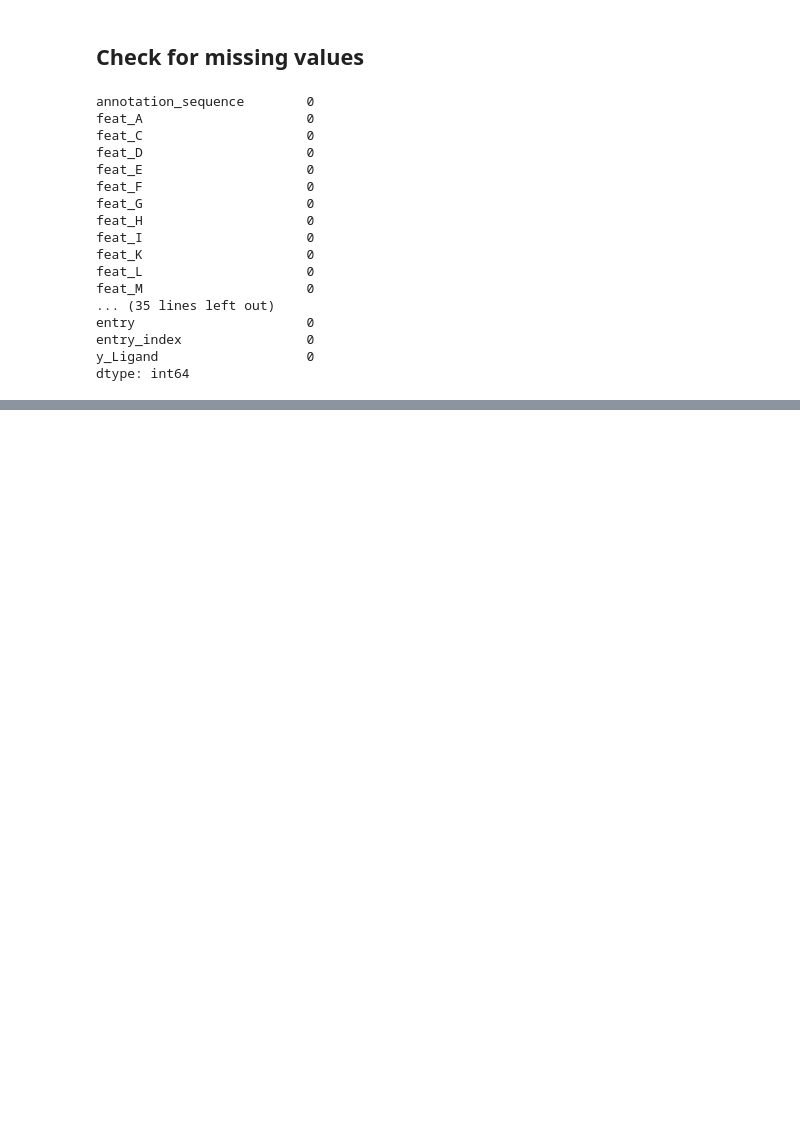
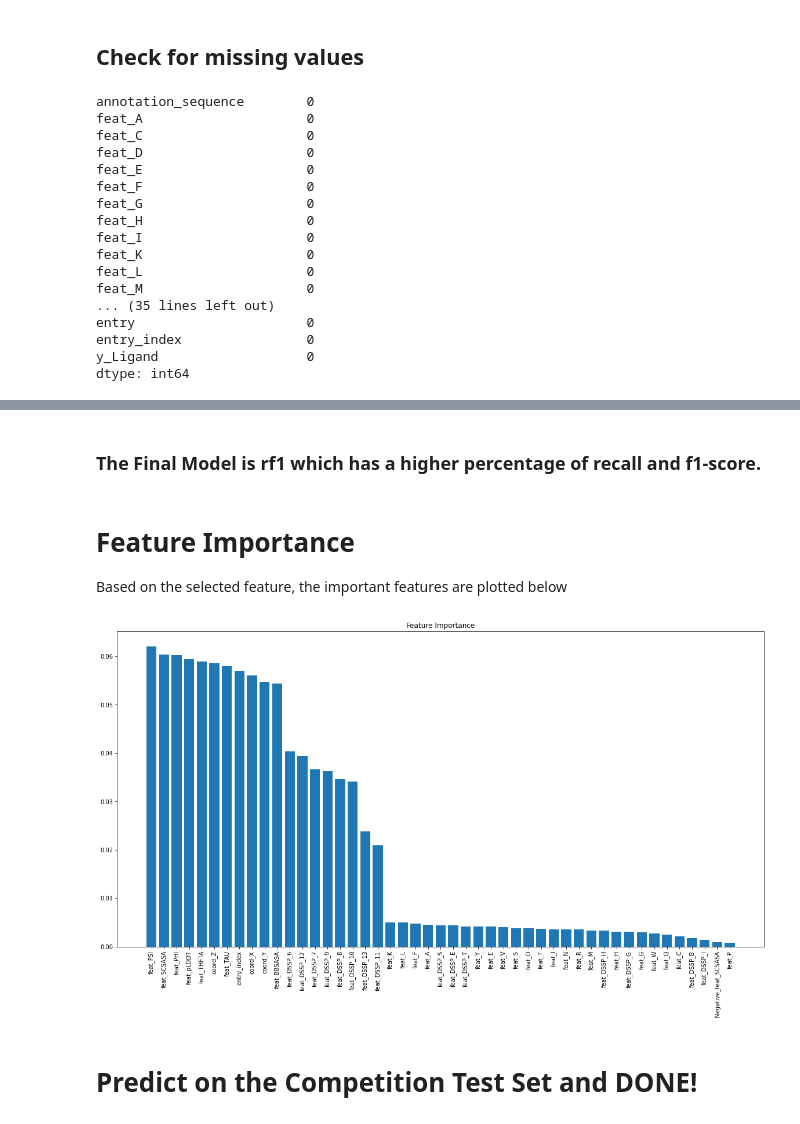
Before and after one commit to Peter-Hou/Predicting-Drug-Binding-Sites-in-Human-Proteins, a Jupyter notebook: model building/Predicting_Drug_Binding_Sites_in_Human_Proteins.ipynb, the cells around one changed output, grey strips where cells are left out. Cells and saved outputs as stored; diff of their text form; code cells hidden in the pictures; blank space fills up the shorter version.

```diff
--- a/model building/Predicting_Drug_Binding_Sites_in_Human_Proteins.ipynb
+++ b/model building/Predicting_Drug_Binding_Sites_in_Human_Proteins.ipynb
@@ -526,0 +905,6 @@ Build Pipeline
+# %%
+sgbr = GradientBoostingClassifier(max_depth=4,
+            subsample=0.9,
+            max_features=0.75,
+            n_estimators=200,
+            random_state=2)
@@ -526,0 +1574,7 @@ Build Pipeline
+# %%
+# Instantiate rf
+rf1 = RandomForestClassifier(n_estimators=200,
+            random_state=2, n_jobs = -1)
+
+# Fit rf to the training set
+rf1.fit(X_train, y_train)
@@ -526,0 +1604,7 @@ Build Pipeline
+# %%
+# Instantiate rf
+rf = RandomForestClassifier(n_estimators=200, min_samples_split = 2, min_samples_leaf = 2, max_features = 'log2',
+            random_state=2, n_jobs = -1)
+
+# Fit rf to the training set
+rf.fit(X_train, y_train)
@@ -526,0 +1643,37 @@ Build Pipeline
+# %% [markdown]
+### The Final Model is rf1 which has a higher percentage of recall and f1-score.
+# %% [markdown]
+# Feature Importance
+
+Based on the selected feature, the important features are plotted below
+# %%
+# Get feature importances from trained random forest model
+importances = rf1.feature_importances_
+
+# Get names of features
+feature_names = X_train.columns
+
+# Sort feature importances in descending order
+indices = np.argsort(importances)[::-1]
+
+# Rearrange feature names in descending order of importance
+names = [feature_names[i] for i in indices]
+
+# Create plot
+plt.figure(figsize=(20, 10))
+
+# Create plot title
+plt.title("Feature Importance")
+
+# Add bars
+plt.bar(range(X_train.shape[1]), importances[indices])
+
+# Add feature names as x-axis labels
+plt.xticks(range(X_train.shape[1]), names, rotation=90)
+
+# Show plot
+plt.show()
+# %% [output]
+[figure, added]
+# %% [markdown]
+# Predict on the Competition Test Set and DONE!
```
Also changed, not shown: parts of 127 cells of this notebook.
